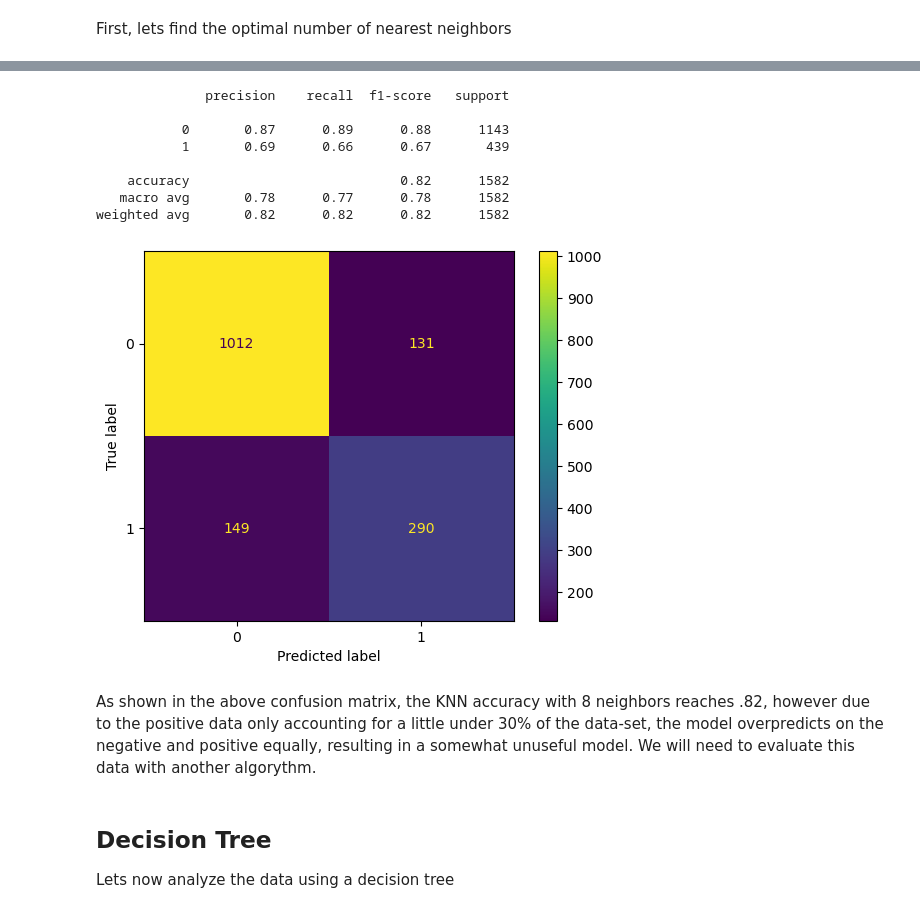
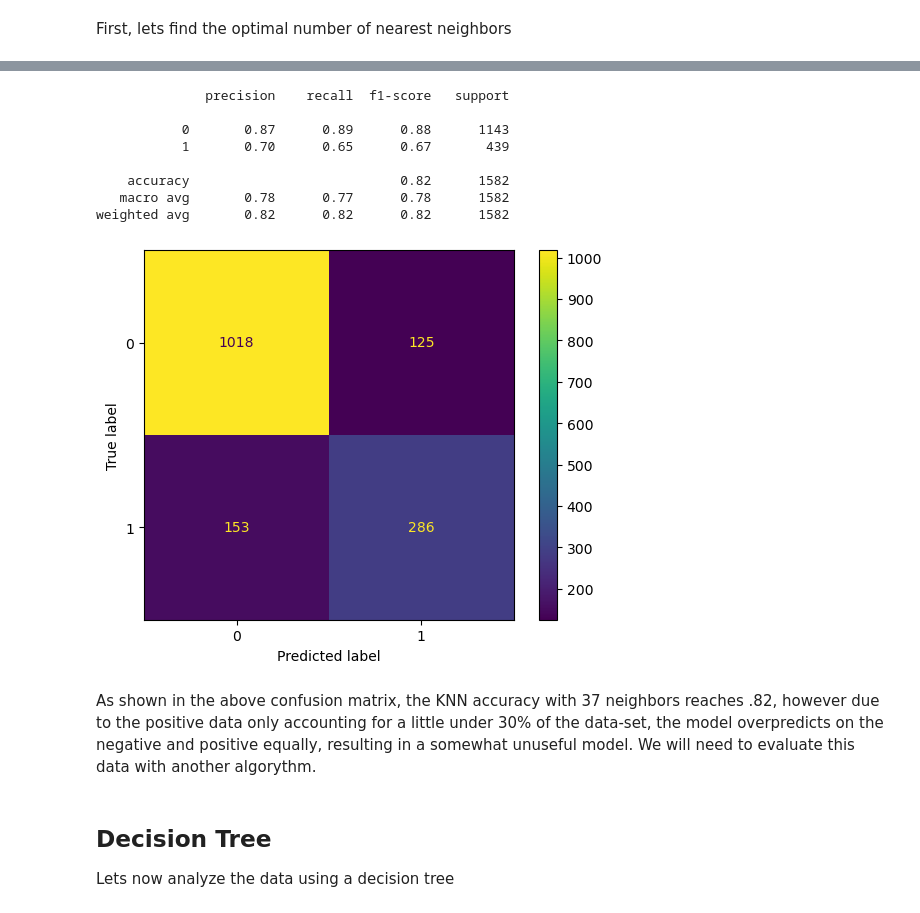
Before and after one commit to ReeseSThomp/School-MLSupervised-Final, a Jupyter notebook: SupervisedML_FinalProject.ipynb, the cells around one changed output, grey strips where cells are left out. Saved outputs shown, nothing was run; the diff lists cells and outputs as text; code cells hidden in the pictures.

```diff
--- a/SupervisedML_FinalProject.ipynb
+++ b/SupervisedML_FinalProject.ipynb
@@ -359,25 +381,25 @@ Given the result above, we can see that the accuracy is optimized at 8 nearest n
 # %%
-final_knn = KNeighborsClassifier(n_neighbors=8, weights='distance')
+final_knn = KNeighborsClassifier(n_neighbors=37, weights='distance')
 final_knn.fit(X_train_scaled, y_train)
 
 y_pred = final_knn.predict(X_test_scaled)
 
 from sklearn.metrics import confusion_matrix, ConfusionMatrixDisplay
 
 ConfusionMatrixDisplay.from_predictions(y_test, y_pred, labels=final_knn.classes_)
 print(classification_report(y_test, y_pred, zero_division=0))
 # %% [output]
               precision    recall  f1-score   support
 
            0       0.87      0.89      0.88      1143
-           1       0.69      0.66      0.67       439
+           1       0.70      0.65      0.67       439
 
     accuracy                           0.82      1582
    macro avg       0.78      0.77      0.78      1582
 weighted avg       0.82      0.82      0.82      1582
-[figure, old version]
+[figure, new version]
 # %% [markdown]
-As shown in the above confusion matrix, the KNN accuracy with 8 neighbors reaches .82, however due to the positive data only accounting for a little under 30% of the data-set, the model overpredicts on the negative and positive equally, resulting in a somewhat unuseful model.  We will need to evaluate this data with another algorythm.
+As shown in the above confusion matrix, the KNN accuracy with 37 neighbors reaches .82, however due to the positive data only accounting for a little under 30% of the data-set, the model overpredicts on the negative and positive equally, resulting in a somewhat unuseful model.  We will need to evaluate this data with another algorythm.
 # %% [markdown]
 ## Decision Tree
 
```
Also changed, not shown: parts of 10 cells of this notebook.
